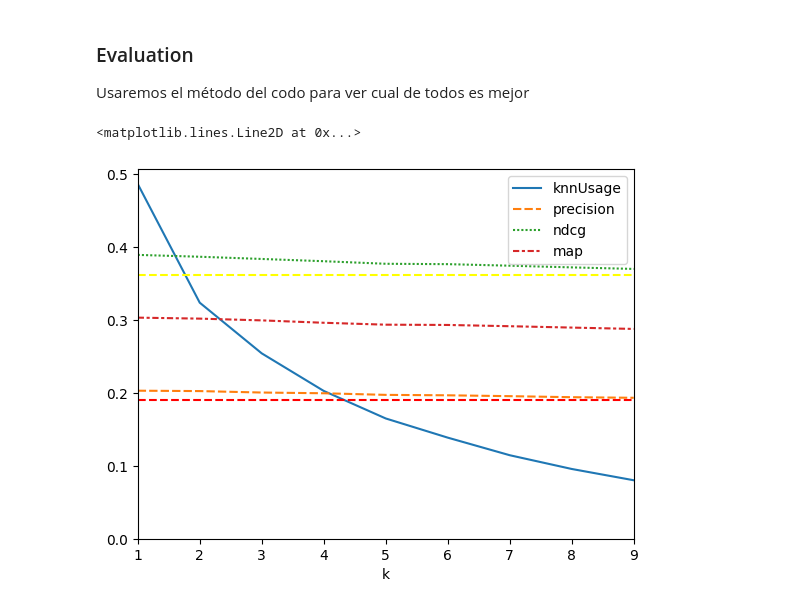
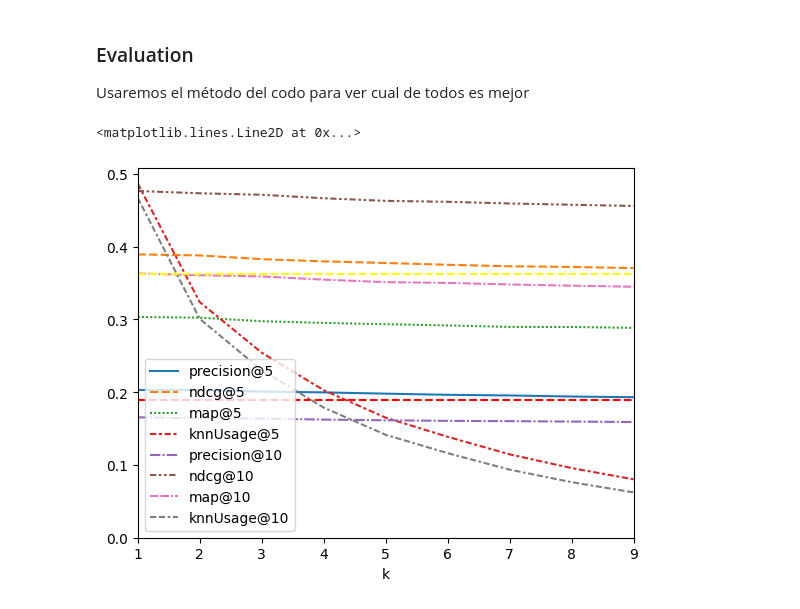
Before and after one commit to daviddavo/upm-tfm-notebooks, a Jupyter notebook: 08_pln.ipynb, the cells around one changed output. Saved outputs shown, nothing was run; the diff lists cells and outputs as text; code cells hidden in the pictures.

```diff
--- a/08_pln.ipynb
+++ b/08_pln.ipynb
@@ -28,7 +33,7 @@ ORG_NAME = 'Decentraland'
 # Evaluation
 N_SPLITS: int = 100
 SKIP_SPLIT: int = 1
-K_RECOMMENDATIONS: int = 5
+K_RECOMMENDATIONS: List[int] = [5, 10]
 
 # k for K Nearest Neighbors
 # KNN_K: int = 1
@@ -526,14 +518,14 @@ recommendNLPKNN(train_filtered.copy(), test_filtered['userID'].unique(), test_fi
 
 Usaremos el método del codo para ver cual de todos es mejor
 # %%
-from tqdm.notebook import tqdm
-
 df = to_microsoft(dfv)
 
+def knn_usage_at_k(test, recs, k):
+    return (recs['scoreType'] == 'knn').mean()
+
 folds = list(timeIntervalSplit(df, N_SPLITS, skip=SKIP_SPLIT, remove_not_in_train='userID'))
-metrics_f = {'precision': precision_at_k, 'ndcg': ndcg_at_k, 'map': map_at_k } # 'recall': recall_at_k,
-
-metrics = { 'k':[], 'knnUsage': [], } | {n:[] for n in metrics_f.keys()}
+metrics_f = {'precision': precision_at_k, 'ndcg': ndcg_at_k, 'map': map_at_k, 'knnUsage': knn_usage_at_k, } # 'recall': recall_at_k,
+metrics = { 'k':[], } | {n+f'@{k}':[] for k,n in it.product(K_RECOMMENDATIONS, metrics_f.keys())}
 for k in tqdm(range(1,10)):
     for i, (train, test) in enumerate(tqdm(folds)):
         t = train.timestamp.max()
@@ -548,36 +540,28 @@ for k in tqdm(range(1,10)):
         # print(f"Train votes in open proposals: {len(train_filtered):3}")
         # print(f"Test votes in open proposals:  {len(test_filtered):3}")
 
-        recs = recommendNLPKNN(train_filtered, test_filtered['userID'].unique(), test_filtered['itemID'].unique(), K_RECOMMENDATIONS, k)
-        metrics['knnUsage'].append((recs['scoreType'] == 'knn').mean())
-        if check_train_recs(recs, train_filtered, ['userID', 'itemID']):
-            print("Warning: There are recommendations that were true in training", file=sys.stderr)
-            # print(recs.score.describe())
-            # assert False
+        for k_recs in K_RECOMMENDATIONS:
+            recs = recommendNLPKNN(train_filtered, test_filtered['userID'].unique(), test_filtered['itemID'].unique(), k_recs, k)
+            if check_train_recs(recs, train_filtered, ['userID', 'itemID']):
+                print("Warning: There are recommendations that were true in training", file=sys.stderr)
+                # print(recs.score.describe())
+                # assert False
 
-        # print('Tested score:')
-        for m, f in metrics_f.items():
-            r = f(test_filtered, recs, k=K_RECOMMENDATIONS)
-            # print(f'  {m}@{K_RECOMMENDATIONS}:'.ljust(15), f'{r:.3}')
-            metrics[m].append(r)
-
-        # print('Perfect predictor score:')
-        recs = test_filtered.copy()
-        recs['prediction'] = True
-        for m, f in metrics_f.items():
-            r = f(test_filtered, recs, k=K_RECOMMENDATIONS)
-            # print(f'  {m}@{K_RECOMMENDATIONS}:'.ljust(15), f'{r:.3}')
+            # print('Tested score:')
+            for m, f in metrics_f.items():
+                r = f(test_filtered, recs, k=k_recs)
+                metrics[m+f'@{k_recs}'].append(r)
 
         metrics['k'].append(k)
         # print()
 # %%
 mdf = pd.DataFrame(metrics)
 ax = sns.lineplot(mdf.groupby('k').mean())
 bdf = pd.read_csv(f'./data/baseline-mp-{ORG_NAME}.csv')
 plt.ylim(0)
 plt.xlim((1, mdf['k'].max()))
-ax.axhline(bdf['precision'].mean(), color='red', linestyle='dashed')
-ax.axhline(bdf['ndcg'].mean(), color='yellow', linestyle='dashed')
+ax.axhline(bdf['precision@5'].mean(), color='red', linestyle='dashed')
+ax.axhline(bdf['ndcg@5'].mean(), color='yellow', linestyle='dashed')
 # %% [output]
 <matplotlib.lines.Line2D at 0x...>
-[figure, old version]
+[figure, new version]
```
Also changed, not shown: parts of 6 cells of this notebook, 2 other files.
